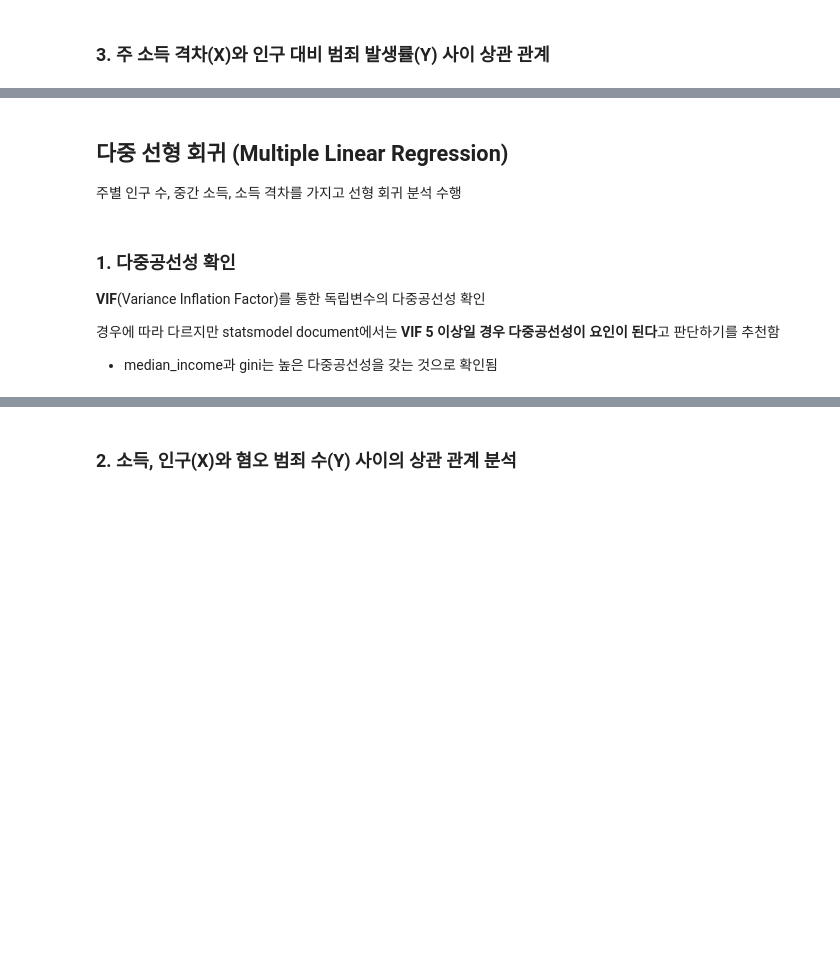
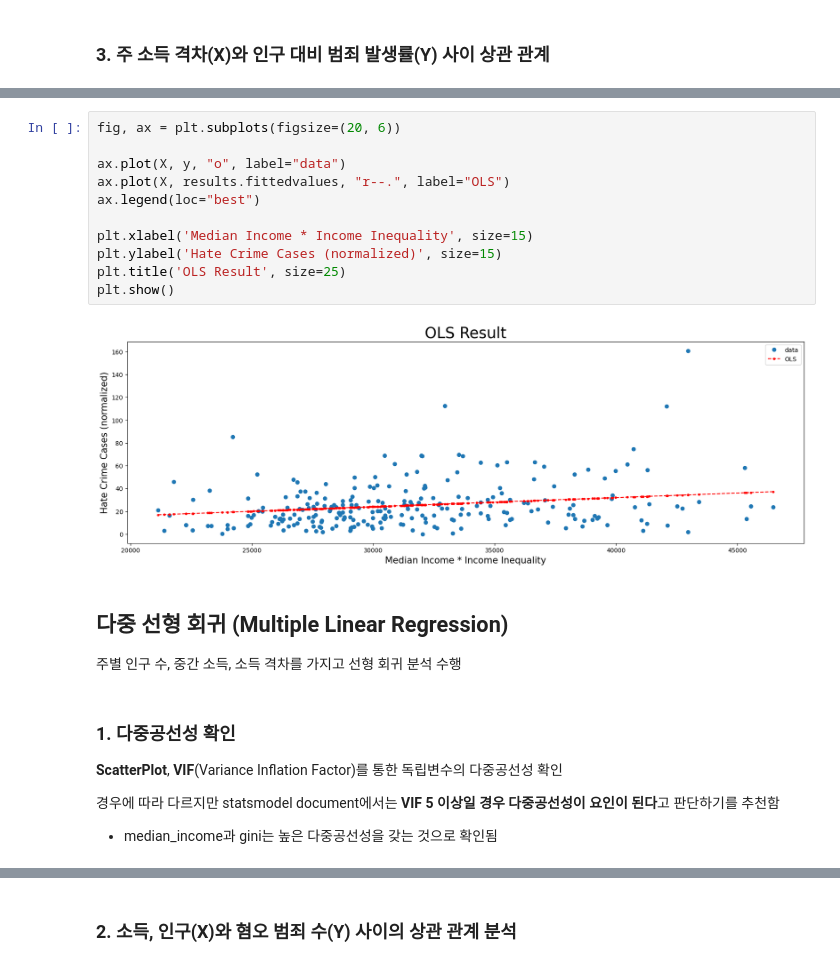
Before and after one commit to sjw8793/DS2023-HateCrimeAnalysis, a Jupyter notebook: linear_regression.ipynb, the cells around one changed output, grey strips where cells are left out. Saved outputs shown, nothing was run; the diff lists cells and outputs as text; blank space fills up the shorter version.

```diff
--- a/linear_regression.ipynb
+++ b/linear_regression.ipynb
@@ -207,3 +335,16 @@ plt.show()
+# %%
+fig, ax = plt.subplots(figsize=(20, 6))
+
+ax.plot(X, y, "o", label="data")
+ax.plot(X, results.fittedvalues, "r--.", label="OLS")
+ax.legend(loc="best")
+
+plt.xlabel('Median Income * Income Inequality', size=15)
+plt.ylabel('Hate Crime Cases (normalized)', size=15)
+plt.title('OLS Result', size=25)
+plt.show()
+# %% [output]
+[figure, added]
 # %% [markdown]
 ## 다중 선형 회귀 (Multiple Linear Regression)
 
@@ -211,7 +352,7 @@ plt.show()
 # %% [markdown]
 ### 1. 다중공선성 확인
 
-**VIF**(Variance Inflation Factor)를 통한 독립변수의 다중공선성 확인
+**ScatterPlot**, **VIF**(Variance Inflation Factor)를 통한 독립변수의 다중공선성 확인
 
 경우에 따라 다르지만 statsmodel document에서는 **VIF 5 이상일 경우 다중공선성이 요인이 된다**고 판단하기를 추천함
 
```
Also changed, not shown: parts of 20 cells of this notebook.
